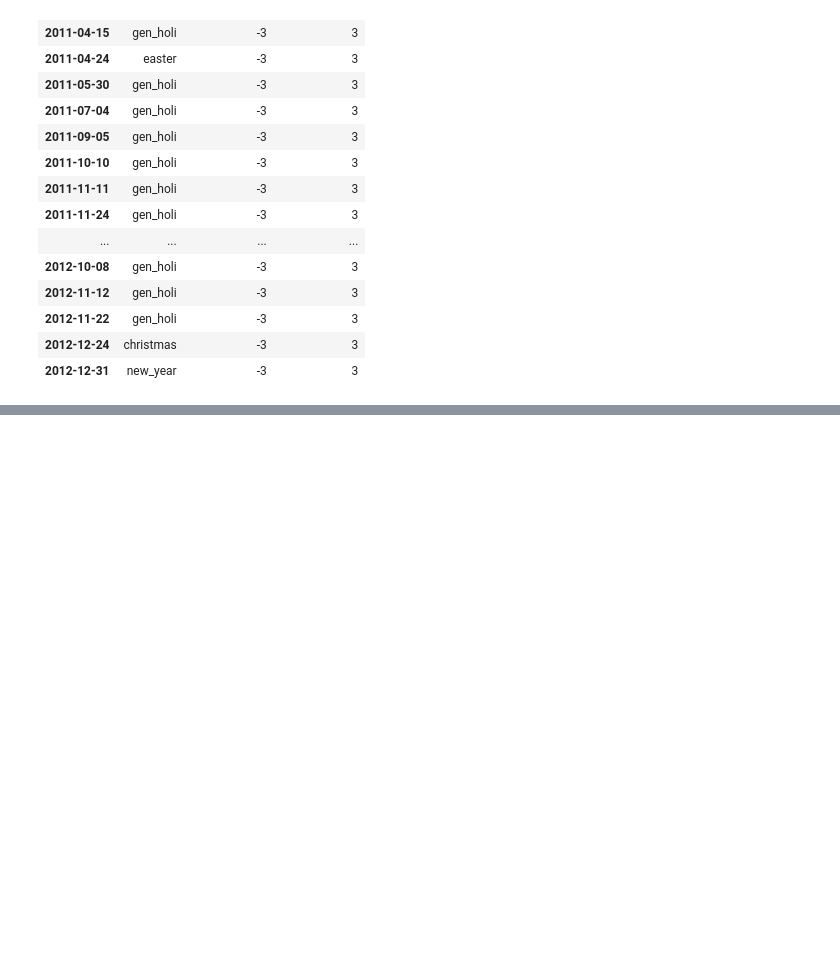
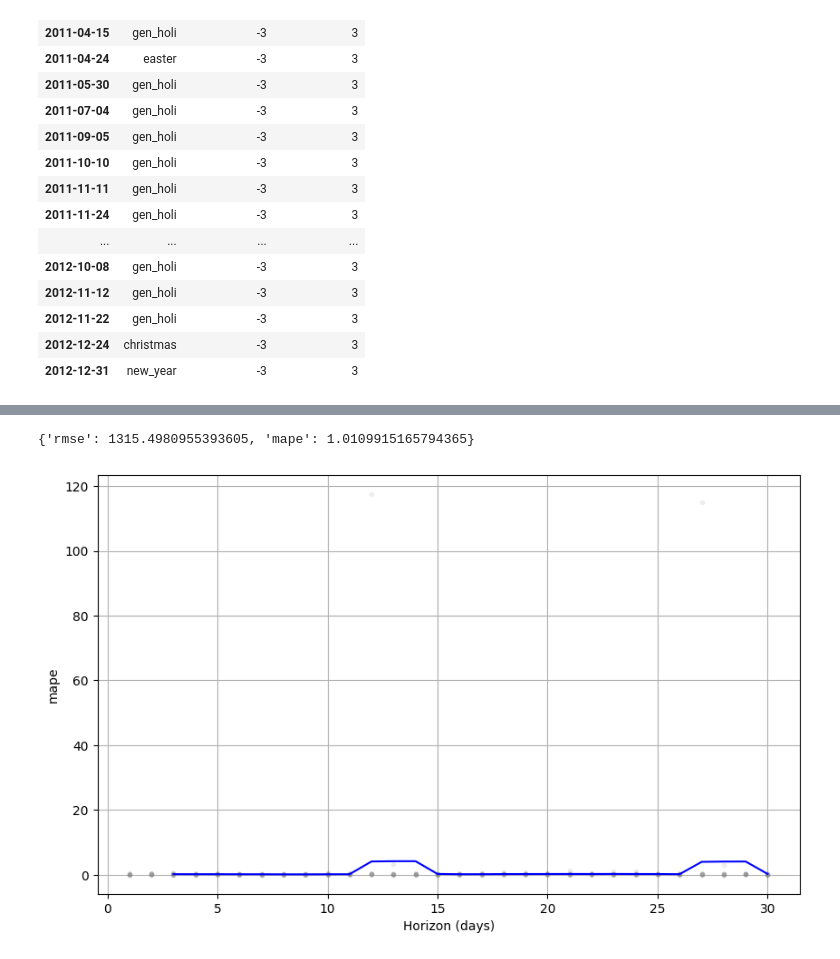
Before and after one commit to salgadosp/time_series, a Jupyter notebook: prophet.ipynb, the cells around one changed output, grey strips where cells are left out. Drawn from its saved outputs; the diff is of its cells as text; code cells hidden in the pictures; blank space fills up the shorter version.

Commit message:
Trained and validated first Prophet model

```diff
--- a/prophet.ipynb
+++ b/prophet.ipynb
@@ -169,3 +155,6 @@ holidays.sort_index()#.asfreq('D')
 | 2012-11-22 | gen_holi | -3 | 3 |
 | 2012-12-24 | christmas | -3 | 3 |
 | 2012-12-31 | new_year | -3 | 3 |
+# %%
+holidays.reset_index(inplace=True)
+df.reset_index(inplace=True)
@@ -171,0 +163,18 @@ holidays.sort_index()#.asfreq('D')
+# %%
+model = Prophet(yearly_seasonality=True,
+                weekly_seasonality=True,
+                holidays = holidays,
+                seasonality_mode = 'multiplicative',
+                seasonality_prior_scale=10,
+                holidays_prior_scale=10,
+                changepoint_prior_scale=0.05)
+
+model.add_regressor('workingday')
+model.add_regressor('atemp')
+model.add_regressor('temp')
+model.add_regressor('hum')
+model.add_regressor('windspeed')
+model.add_regressor('weathersit_2')
+model.add_regressor('weathersit_3')
+
+model.fit(df)
@@ -171,0 +198,12 @@ holidays.sort_index()#.asfreq('D')
+# %%
+from prophet.diagnostics import cross_validation
+
+# Apply CV to the model
+
+df_cv = cross_validation(model=model,
+                         period='15 days',
+                         initial=f'{df.shape[0]-180} days',
+                         horizon='30 days',
+                         parallel='processes')
+
+df_cv
@@ -171,0 +245,11 @@ holidays.sort_index()#.asfreq('D')
+# %%
+{'rmse': performance_metrics(df_cv)['rmse'].mean(),
+ 'mape': performance_metrics(df_cv)['mape'].mean()}
+# %% [output]
+{'rmse': 1315.4980955393605, 'mape': 1.0109915165794365}
+# %%
+from prophet.plot import plot_cross_validation_metric
+
+plot_cross_validation_metric(df_cv, metric='mape');
+# %% [output]
+[figure, added]
```
Also changed, not shown: parts of 24 cells of this notebook, 1 other file.
